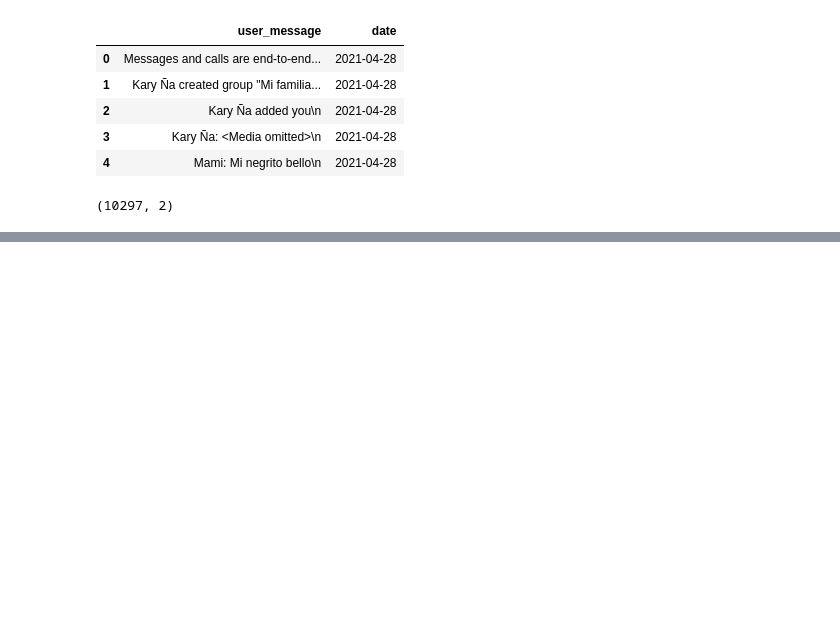
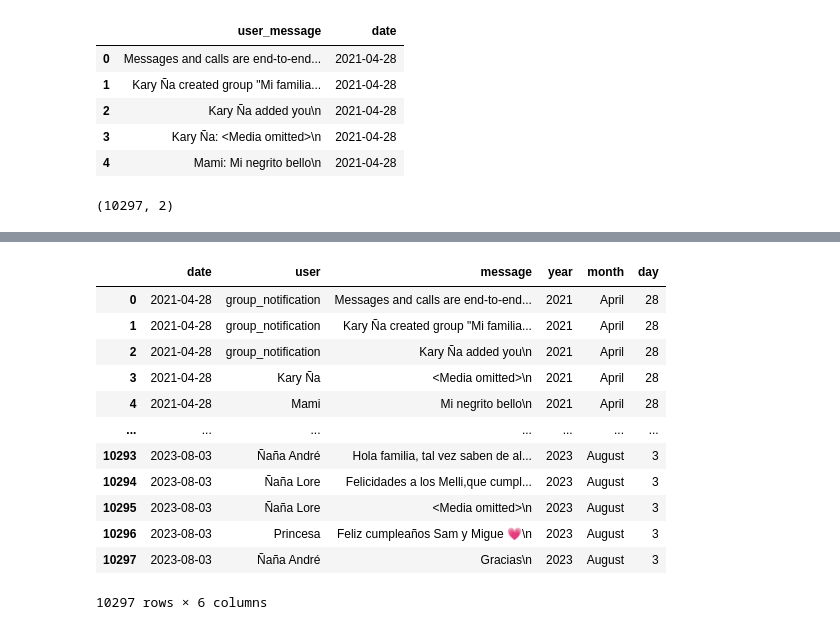
Before and after one commit to JoelVN/LearnPy, a Jupyter notebook: Proyectos/Analisis de Whatsapp/Analisis_grupo_whatsapp.ipynb, the cells around one changed output, grey strips where cells are left out. Drawn from its saved outputs; the diff is of its cells as text; code cells hidden in the pictures; blank space fills up the shorter version.

```diff
--- a/Proyectos/Analisis de Whatsapp/Analisis_grupo_whatsapp.ipynb
+++ b/Proyectos/Analisis de Whatsapp/Analisis_grupo_whatsapp.ipynb
@@ -103,3 +103,21 @@ df.head()
 df.shape
 # %% [output]
 (10297, 2)
+# %%
+users = []
+messages = []
+
+for message in df['user_message']:
+    entry = re.split('([\w\W]+?):\s', message)
+    if entry[1:]: #user name
+        users.append(entry[1])
+        messages.append(entry[2])
+    else:
+        users.append('group_notification')
+        messages.append(entry[0])
+
+df['user'] = users
+df['message'] = messages
+df.drop(columns=['user_message'], inplace=True)
+
+df.head()
@@ -105,0 +131,3 @@ df.shape
+# %%
+df['year'] = df['date'].dt.year
+df
@@ -105,0 +148,3 @@ df.shape
+# %%
+df['month'] = df['date'].dt.month_name()
+df
@@ -105,0 +165,17 @@ df.shape
+# %%
+df['day'] = df['date'].dt.day
+df
+# %% [output]
+|  | date | user | message | year | month | day |
+| 0 | 2021-04-28 | group_notification | Messages and calls are end-to-end... | 2021 | April | 28 |
+| 1 | 2021-04-28 | group_notification | Kary Ña created group "Mi familia... | 2021 | April | 28 |
+| 2 | 2021-04-28 | group_notification | Kary Ña added you\n | 2021 | April | 28 |
+| 3 | 2021-04-28 | Kary Ña | <Media omitted>\n | 2021 | April | 28 |
+| 4 | 2021-04-28 | Mami | Mi negrito bello\n | 2021 | April | 28 |
+| ... | ... | ... | ... | ... | ... | ... |
+| 10293 | 2023-08-03 | Ñaña André | Hola familia, tal vez saben de al... | 2023 | August | 3 |
+| 10294 | 2023-08-03 | Ñaña Lore | Felicidades a los Melli,que cumpl... | 2023 | August | 3 |
+| 10295 | 2023-08-03 | Ñaña Lore | <Media omitted>\n | 2023 | August | 3 |
+| 10296 | 2023-08-03 | Princesa | Feliz cumpleaños Sam y Migue 💗\n | 2023 | August | 3 |
+| 10297 | 2023-08-03 | Ñaña André | Gracias\n | 2023 | August | 3 |
+10297 rows × 6 columns
```
Also changed, not shown: parts of 3 cells of this notebook, 1 other file.
